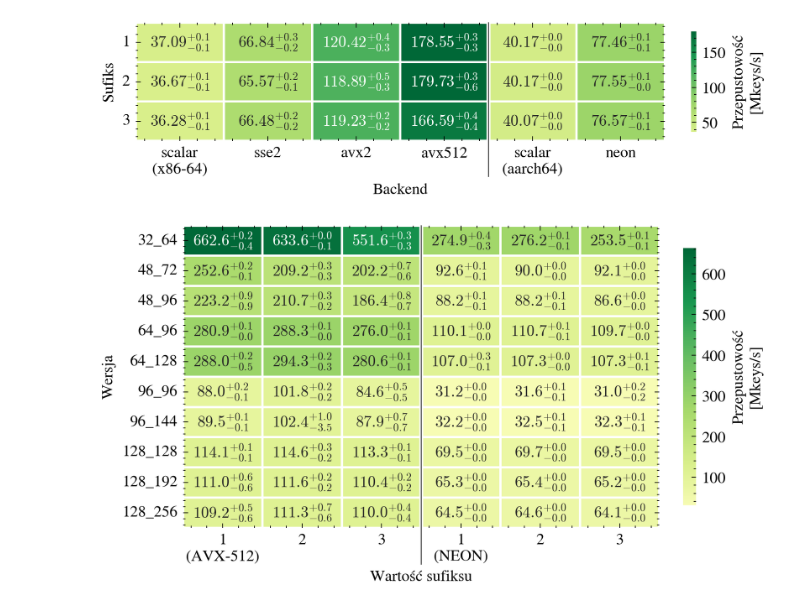
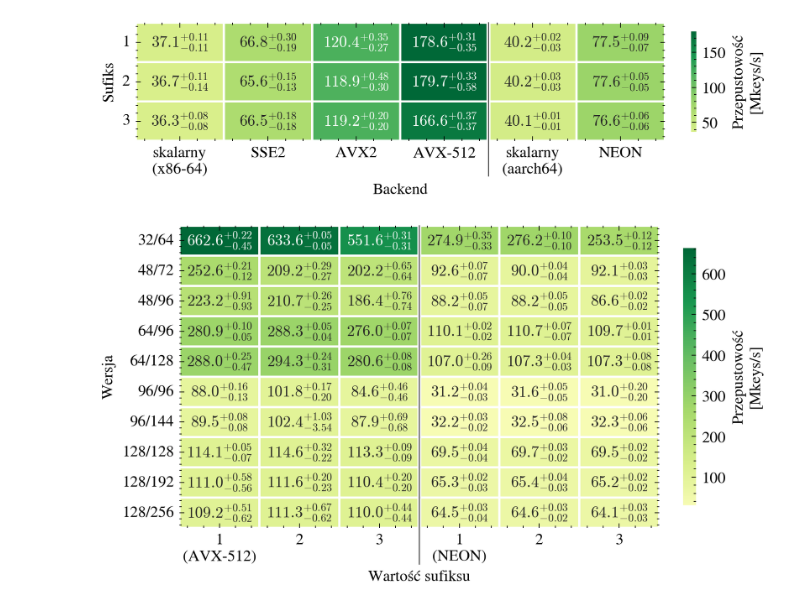
Before and after one commit to jan-chojnacki/SpeckProbe, a Jupyter notebook: analysis/notebooks/criterion.ipynb, the cells around one changed output. Drawn from its saved outputs; the diff is of its cells as text; code cells hidden in the pictures.

```diff
--- a/analysis/notebooks/criterion.ipynb
+++ b/analysis/notebooks/criterion.ipynb
@@ -93,13 +112,6 @@ def regression(df, group_cols):
 speck_reg_x86 = regression(speck_x86, ['backend', 'architecture', 'function', 'version'])
 speck_reg_aarch64 = regression(speck_aarch64, ['backend', 'architecture', 'function', 'version'])
 # %%
-import os
-import numpy as np
-
-version_order = ['32_64', '48_72', '48_96', '64_96', '64_128',
-                 '96_96', '96_144', '128_128', '128_192', '128_256']
-
-
 def fmt_val_pct(x, up, dn):
     if pd.isna(x) or x <= 0:
         return "--"
@@ -328,13 +337,6 @@ engine_aarch64 = get_engine(criterion_aarch64)
 engine_reg_x86 = regression(engine_x86, ['backend', 'architecture', 'version', 'suffix'])
 engine_reg_aarch64 = regression(engine_aarch64, ['backend', 'architecture', 'version', 'suffix'])
 # %%
-import os
-import numpy as np
-
-version_order = ['32_64', '48_72', '48_96', '64_96', '64_128',
-                 '96_96', '96_144', '128_128', '128_192', '128_256']
-
-
 def fmt_val_pct(x, up, dn):
     if pd.isna(x) or x <= 0:
         return "--"
@@ -360,10 +362,10 @@ def make_engine_latex_pivot(df, backend_order):
     return pivot.sort_values(['backend', 'version']).reset_index(drop=True)
 
 
-engine_latex_x86 = make_engine_latex_pivot(engine_reg_x86, ['scalar', 'sse2', 'avx2', 'avx512'])
+engine_latex_x86 = make_engine_latex_pivot(engine_reg_x86, ['skalarny', 'SSE2', 'AVX2', 'AVX-512'])
 engine_latex_x86.to_csv("../csv/engine_results_x86.csv", index=False)
 
-engine_latex_aarch64 = make_engine_latex_pivot(engine_reg_aarch64, ['scalar', 'neon'])
+engine_latex_aarch64 = make_engine_latex_pivot(engine_reg_aarch64, ['skalarny', 'NEON'])
 engine_latex_aarch64.to_csv("../csv/engine_results_aarch64.csv", index=False)
 # %%
 def make_engine_combined_mean(reg_specs):
@@ -413,7 +415,7 @@ def plot_engine_heatmap_combined(reg_specs, filename, width):
             elif pd.isna(u) or pd.isna(d_):
                 annot[i, j] = rf"${v:.2f}$"
             else:
-                annot[i, j] = rf"${v:.2f}^{{+{u:.1f}}}_{{-{d_:.1f}}}$"
+                annot[i, j] = rf"${v:.1f}^{{+{u:.2f}}}_{{-{d_:.2f}}}$"
 
     with plt.style.context(['science', 'no-latex', 'bright']):
         fig, ax = plt.subplots(figsize=(width, FIG_HEIGHT_6), layout='constrained')
@@ -445,19 +447,16 @@ def plot_engine_heatmap_combined(reg_specs, filename, width):
 
 plot_engine_heatmap_combined(
     [
-        (engine_reg_x86, ['scalar', 'sse2', 'avx2', 'avx512'], 'x86-64'),
-        (engine_reg_aarch64, ['scalar', 'neon'], 'aarch64'),
+        (engine_reg_x86, ['skalarny', 'SSE2', 'AVX2', 'AVX-512'], 'x86-64'),
+        (engine_reg_aarch64, ['skalarny', 'NEON'], 'aarch64'),
     ],
     'engine_pivot_backend_heatmap_combined.svg',
     FIG_WIDTH,
 )
 # %% [output]
-[figure, old version]
+[figure, new version]
 # %%
 def make_engine_single_backend_combined(reg_specs):
-    version_order = ['32_64', '48_72', '48_96', '64_96', '64_128',
-                     '96_96', '96_144', '128_128', '128_192', '128_256']
-
     vals, ups, dns = [], [], []
 
     for reg_df, arch, backend, label in reg_specs:
@@ -503,7 +502,7 @@ def plot_engine_single_backend_combined(reg_specs, filename):
             elif pd.isna(u) or pd.isna(d_):
                 annot[i, j] = rf"${v:.1f}$"
             else:
-                annot[i, j] = rf"${v:.1f}^{{+{u:.1f}}}_{{-{d_:.1f}}}$"
+                annot[i, j] = rf"${v:.1f}^{{+{u:.2f}}}_{{-{d_:.2f}}}$"
 
     with plt.style.context(['science', 'no-latex', 'bright']):
         fig, ax = plt.subplots(figsize=(FIG_WIDTH, FIG_HEIGHT_3), layout='constrained')
@@ -513,33 +512,33 @@ def plot_engine_single_backend_combined(reg_specs, filename):
             ax=ax,
             cmap='RdYlGn',
             center=0,
             annot=annot,
             fmt='',
             linewidths=1.0,
             cbar_kws={'label': 'Przepustowość\n[Mkeys/s]', 'shrink': 0.85},
         )
 
         ax.axvline(x=3, color='white', linewidth=2.5)
         ax.plot([3, 3], [0, val.shape[0] + 1.2], color='black', linewidth=0.5,
                 clip_on=False, zorder=5)
 
         ax.set_xlabel('Wartość sufiksu')
         ax.set_ylabel('Wersja')
 
 
         plt.setp(ax.get_xticklabels(), rotation=0)
         plt.setp(ax.get_yticklabels(), rotation=0)
 
         plt.savefig(f'../svg/{filename}', facecolor='white')
         plt.show()
 
 
 plot_engine_single_backend_combined(
     [
-        (engine_reg_x86, 'x86_64', 'avx512', 'AVX-512'),
-        (engine_reg_aarch64, 'aarch64', 'neon', 'NEON'),
+        (engine_reg_x86, 'x86_64', 'AVX-512', 'AVX-512'),
+        (engine_reg_aarch64, 'aarch64', 'NEON', 'NEON'),
     ],
     'engine_pivot_backend_single_combined.svg',
 )
 # %% [output]
-[figure, old version]
+[figure, new version]
```
Also changed, not shown: parts of 10 cells of this notebook.
